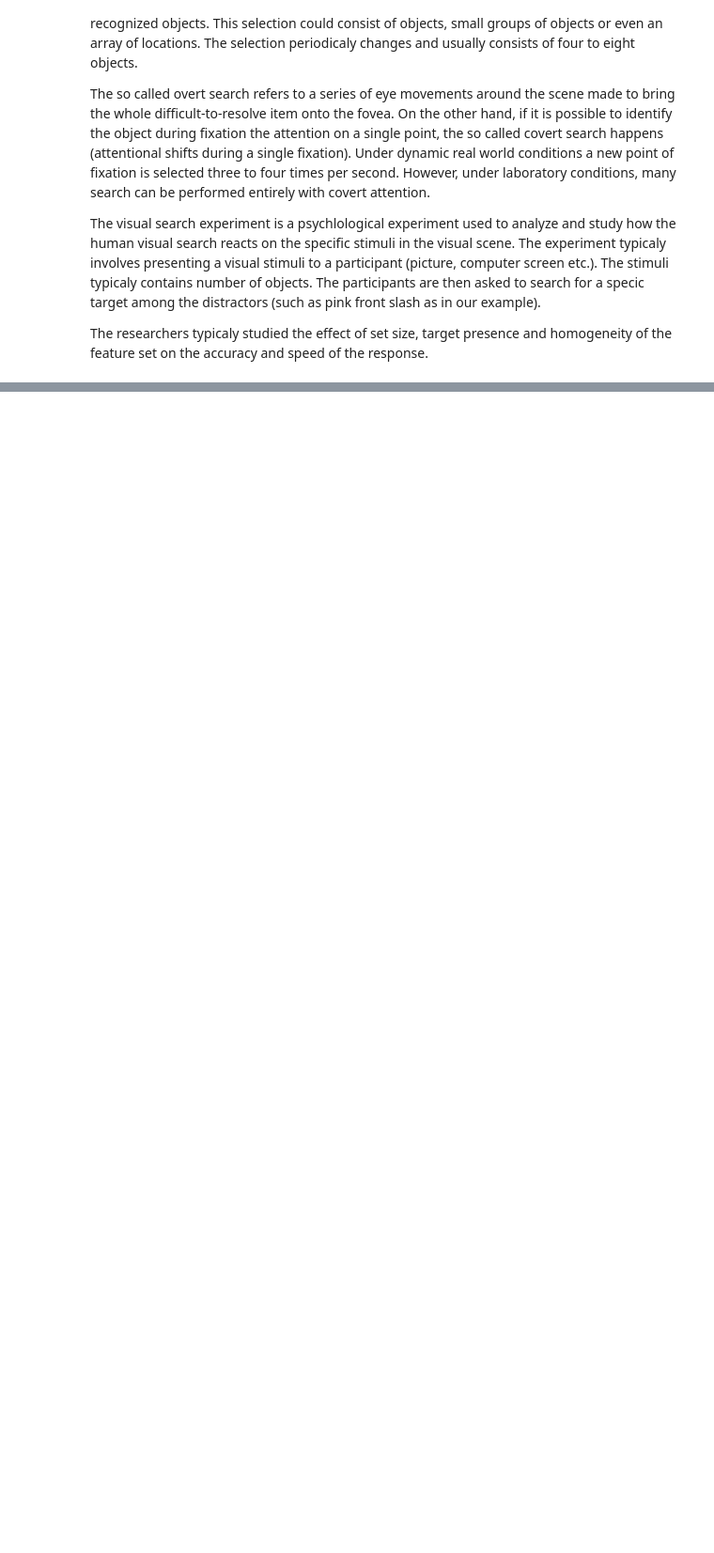
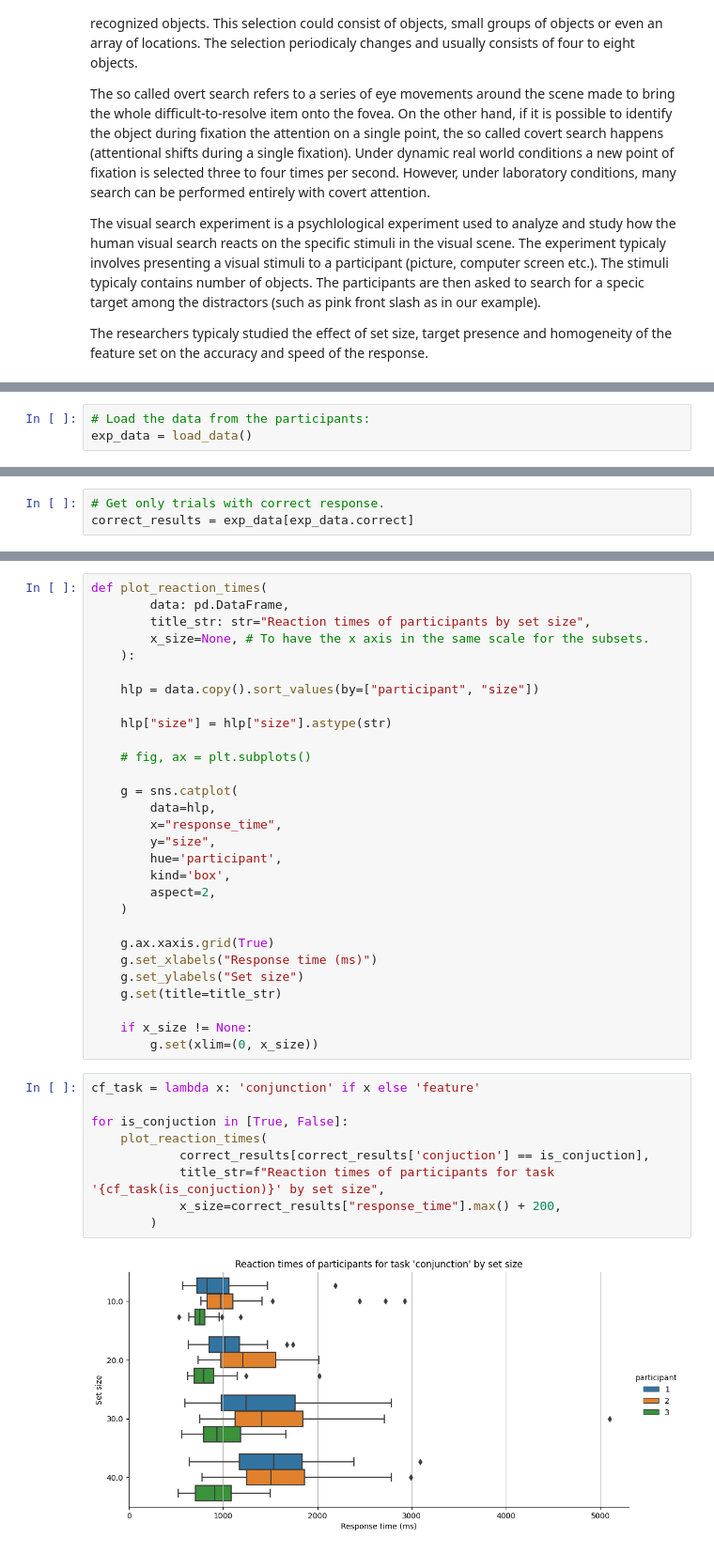
Before and after one commit to dbeinhauer/visual_search_experiment, a Jupyter notebook: visual-search-experiment-report.ipynb, the cells around one changed output, grey strips where cells are left out. Shown: that part at 94% size. Cells and saved outputs as stored; diff of their text form; blank space fills up the shorter version.

```diff
--- a/visual-search-experiment-report.ipynb
+++ b/visual-search-experiment-report.ipynb
@@ -28,0 +123,3 @@ We recruited $N=3$ participants for the study. All the participants consisted of
+# %%
+# Load the data from the participants:
+exp_data = load_data()
@@ -28,0 +152,3 @@ We recruited $N=3$ participants for the study. All the participants consisted of
+# %%
+# Get only trials with correct response.
+correct_results = exp_data[exp_data.correct]
@@ -28,0 +171,40 @@ We recruited $N=3$ participants for the study. All the participants consisted of
+# %%
+def plot_reaction_times(
+        data: pd.DataFrame,
+        title_str: str="Reaction times of participants by set size",
+        x_size=None, # To have the x axis in the same scale for the subsets.
+    ):
+
+    hlp = data.copy().sort_values(by=["participant", "size"])
+
+    hlp["size"] = hlp["size"].astype(str)
+
+    # fig, ax = plt.subplots()
+
+    g = sns.catplot(
+        data=hlp,
+        x="response_time",
+        y="size",
+        hue='participant',
+        kind='box',
+        aspect=2,
+    )
+
+    g.ax.xaxis.grid(True)
+    g.set_xlabels("Response time (ms)")
+    g.set_ylabels("Set size")
+    g.set(title=title_str)
+
+    if x_size != None:
+        g.set(xlim=(0, x_size))
+# %%
+cf_task = lambda x: 'conjunction' if x else 'feature'
+
+for is_conjuction in [True, False]:
+    plot_reaction_times(
+            correct_results[correct_results['conjuction'] == is_conjuction],
+            title_str=f"Reaction times of participants for task '{cf_task(is_conjuction)}' by set size",
+            x_size=correct_results["response_time"].max() + 200,
+        )
+# %% [output]
+[figure, added]
```
Also changed, not shown: parts of 15 cells of this notebook, 5 other files.
